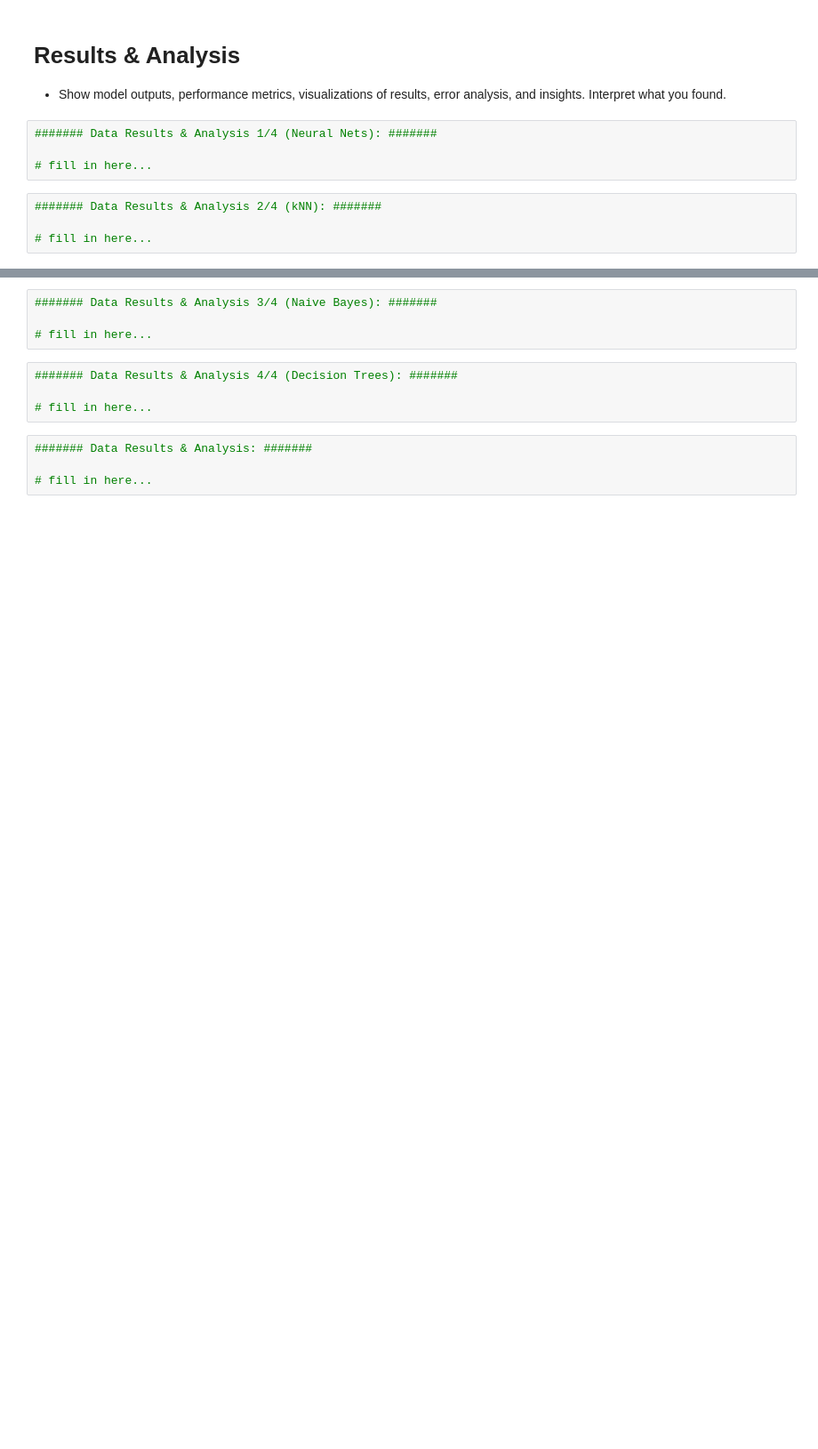
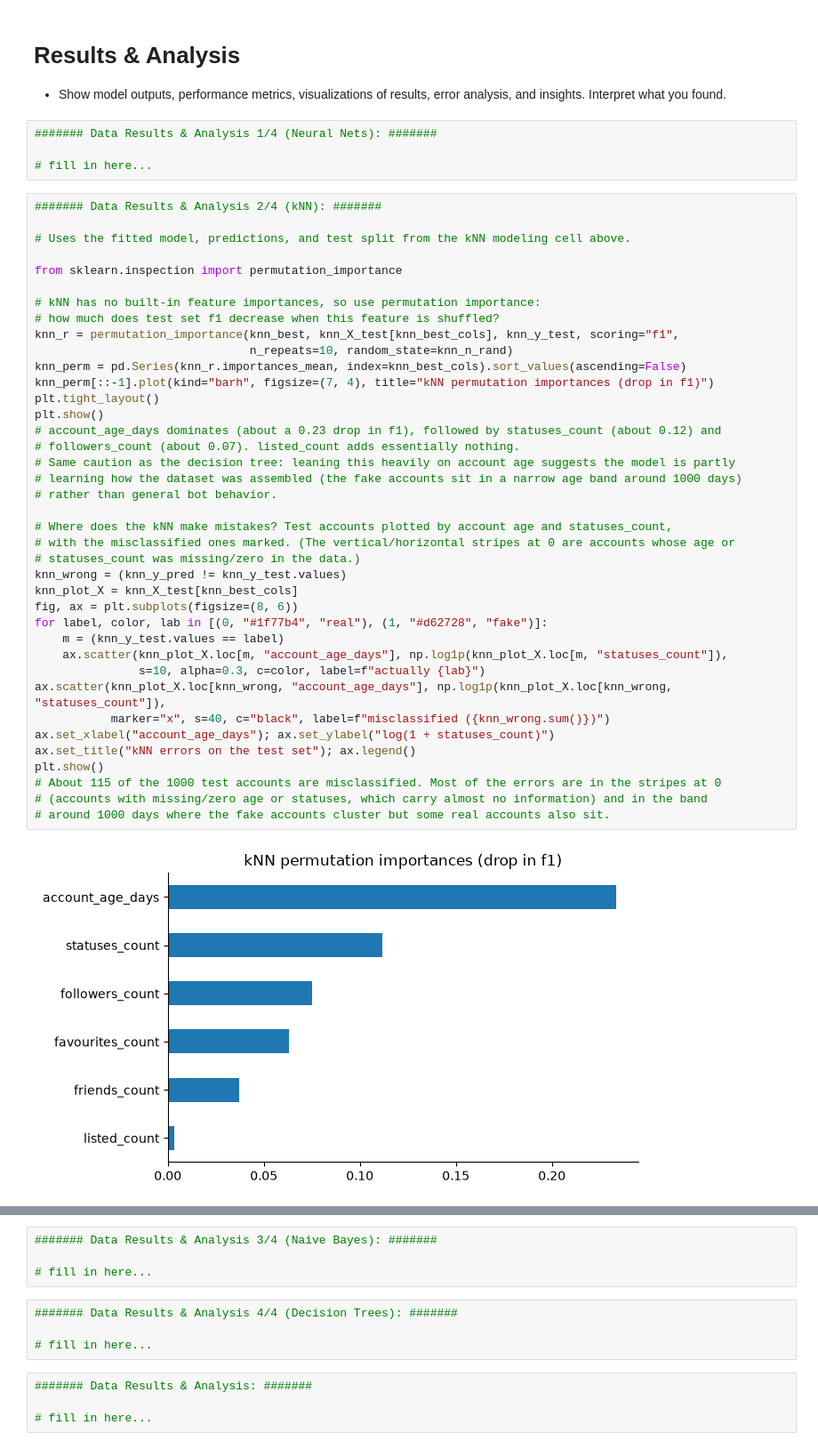
Before and after one commit to Rohan-Yelandur/ml1-final-project, a Jupyter notebook: project_rome.ipynb, the cells around one changed output, grey strips where cells are left out. Shown at 89% size. Saved outputs shown, nothing was run; the diff lists cells and outputs as text; blank space fills up the shorter version.

```diff
--- a/project_rome.ipynb
+++ b/project_rome.ipynb
@@ -944,4 +944,41 @@ row_0
 # %%
 ####### Data Results & Analysis 2/4 (kNN): #######
 
-# fill in here...
+# Uses the fitted model, predictions, and test split from the kNN modeling cell above.
+
+from sklearn.inspection import permutation_importance
+
+# kNN has no built-in feature importances, so use permutation importance:
+# how much does test set f1 decrease when this feature is shuffled?
+knn_r = permutation_importance(knn_best, knn_X_test[knn_best_cols], knn_y_test, scoring="f1",
+                               n_repeats=10, random_state=knn_n_rand)
+knn_perm = pd.Series(knn_r.importances_mean, index=knn_best_cols).sort_values(ascending=False)
+knn_perm[::-1].plot(kind="barh", figsize=(7, 4), title="kNN permutation importances (drop in f1)")
+plt.tight_layout()
+plt.show()
+# account_age_days dominates (about a 0.23 drop in f1), followed by statuses_count (about 0.12) and
+# followers_count (about 0.07). listed_count adds essentially nothing.
+# Same caution as the decision tree: leaning this heavily on account age suggests the model is partly
+# learning how the dataset was assembled (the fake accounts sit in a narrow age band around 1000 days)
+# rather than general bot behavior.
+
+# Where does the kNN make mistakes? Test accounts plotted by account age and statuses_count,
+# with the misclassified ones marked. (The vertical/horizontal stripes at 0 are accounts whose age or
+# statuses_count was missing/zero in the data.)
+knn_wrong = (knn_y_pred != knn_y_test.values)
+knn_plot_X = knn_X_test[knn_best_cols]
+fig, ax = plt.subplots(figsize=(8, 6))
+for label, color, lab in [(0, "#1f77b4", "real"), (1, "#d62728", "fake")]:
+    m = (knn_y_test.values == label)
+    ax.scatter(knn_plot_X.loc[m, "account_age_days"], np.log1p(knn_plot_X.loc[m, "statuses_count"]),
+               s=10, alpha=0.3, c=color, label=f"actually {lab}")
+ax.scatter(knn_plot_X.loc[knn_wrong, "account_age_days"], np.log1p(knn_plot_X.loc[knn_wrong, "statuses_count"]),
+           marker="x", s=40, c="black", label=f"misclassified ({knn_wrong.sum()})")
+ax.set_xlabel("account_age_days"); ax.set_ylabel("log(1 + statuses_count)")
+ax.set_title("kNN errors on the test set"); ax.legend()
+plt.show()
+# About 115 of the 1000 test accounts are misclassified. Most of the errors are in the stripes at 0
+# (accounts with missing/zero age or statuses, which carry almost no information) and in the band
+# around 1000 days where the fake accounts cluster but some real accounts also sit.
+# %% [output]
+[figure, added]
```
Also changed, not shown: parts of 1 cell of this notebook.
